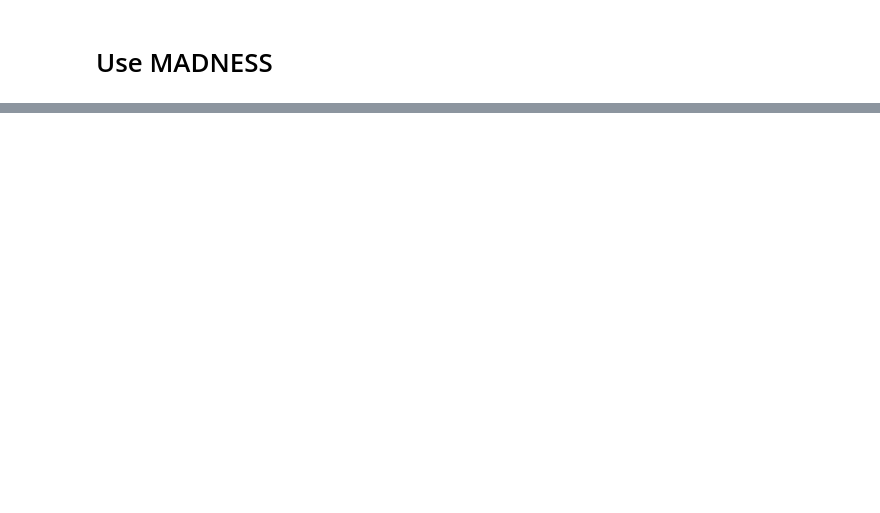
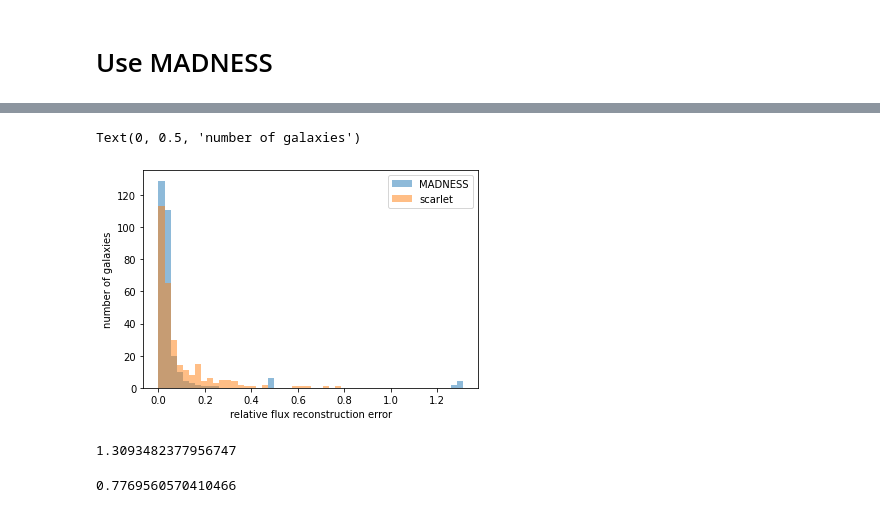
Before and after one commit to b-biswas/MADNESS-legacy, a Jupyter notebook: notebooks/run_SCARLET.ipynb, the cells around one changed output, grey strips where cells are left out. Saved outputs shown, nothing was run; the diff lists cells and outputs as text; code cells hidden in the pictures; blank space fills up the shorter version.

```diff
--- a/notebooks/run_SCARLET.ipynb
+++ b/notebooks/run_SCARLET.ipynb
@@ -377,0 +302,30 @@ plt.hist(cov_madness);
+# %%
+scarlet_actual_flux = np.array(scarlet_actual_flux)
+scarlet_predicted_flux = np.array(scarlet_predicted_flux)
+
+scarlet_relative_difference= np.abs(np.divide(scarlet_predicted_flux - scarlet_actual_flux, scarlet_actual_flux))
+# %%
+madness_actual_flux = np.array(madness_actual_flux)
+madness_predicted_flux = np.array(madness_predicted_flux)
+
+madness_relative_difference= np.abs(np.divide(madness_predicted_flux - madness_actual_flux, madness_actual_flux))
+# %%
+import seaborn as sns
+#print(madness_relative_difference[np.logical_not(np.isinf(madness_relative_difference))].reshape(-1))
+bins = plt.hist(madness_relative_difference[np.logical_not(np.isnan(madness_relative_difference))].reshape(-1), bins=50, alpha=0.5, label="MADNESS");
+plt.hist(scarlet_relative_difference[np.logical_not(np.isnan(scarlet_relative_difference))].reshape(-1), bins=bins[1], alpha=0.5, label="scarlet");
+plt.legend()
+ax=plt.gca()
+plt.xlabel("relative flux reconstruction error")
+plt.ylabel("number of galaxies")
+# %% [output]
+Text(0, 0.5, 'number of galaxies')
+[figure, added]
+# %%
+np.amax(madness_relative_difference.reshape(-1))
+# %% [output]
+1.3093482377956747
+# %%
+np.amax(scarlet_relative_difference.reshape(-1))
+# %% [output]
+0.7769560570410466
```
Also changed, not shown: parts of 17 cells of this notebook.
